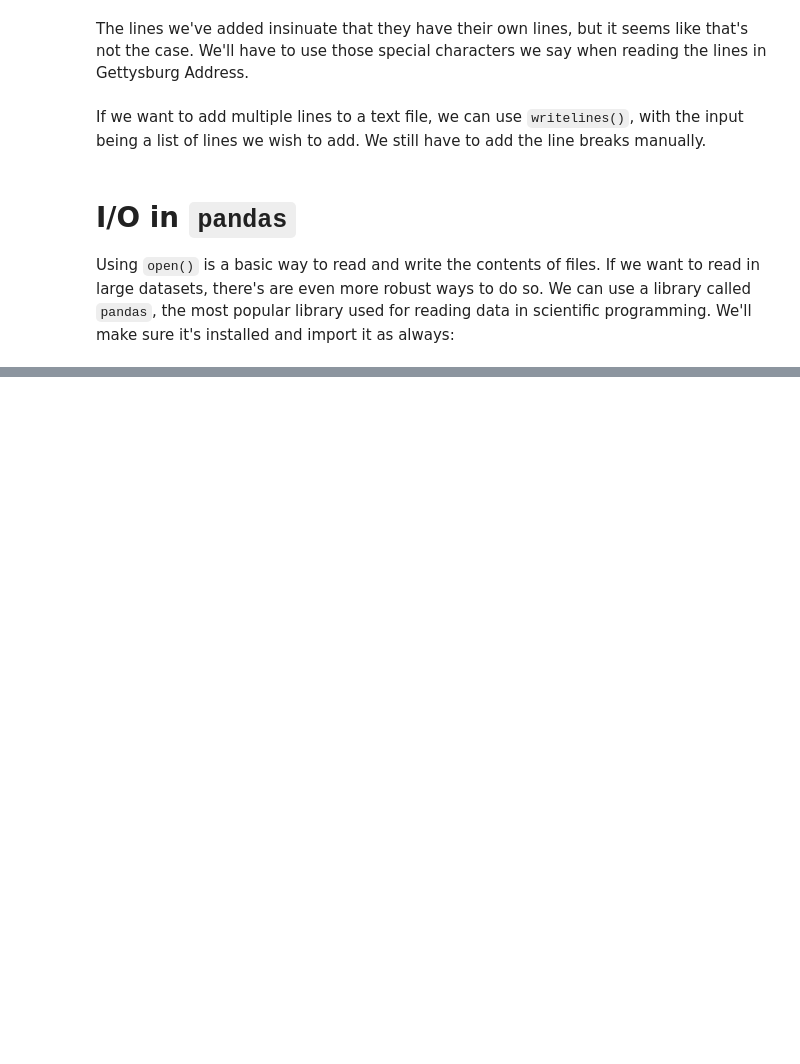
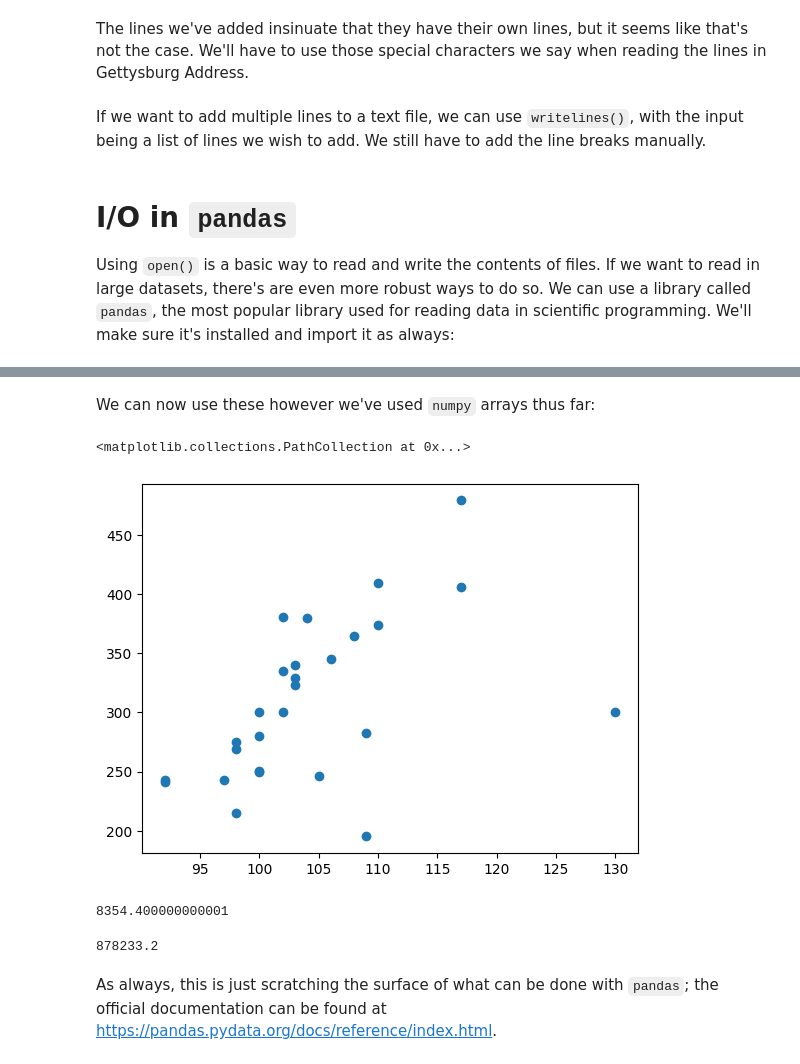
Before and after one commit to acorreia61201/SAOPythonPrimer, a Jupyter notebook: lectures/Lecture7.ipynb, the cells around one changed output, grey strips where cells are left out. Drawn from its saved outputs; the diff is of its cells as text; code cells hidden in the pictures; blank space fills up the shorter version.

```diff
--- a/lectures/Lecture7.ipynb
+++ b/lectures/Lecture7.ipynb
@@ -239,0 +829,21 @@ ModuleNotFoundError: No module named 'pandas'
+# %%
+calories = workout_good['Calories'].to_numpy()
+pulses = workout_good['Pulse'].to_numpy()
+# %% [markdown]
+We can now use these however we've used `numpy` arrays thus far:
+# %%
+plt.scatter(pulses, calories) # plot a scatterplot
+# %% [output]
+<matplotlib.collections.PathCollection at 0x...>
+[figure, added]
+# %%
+import numpy as np
+calories.sum() # get the total number of calories burned
+# %% [output]
+8354.400000000001
+# %%
+np.dot(calories, pulses) # take a dot product...even if it doesn't make sense
+# %% [output]
+878233.2
+# %% [markdown]
+As always, this is just scratching the surface of what can be done with `pandas`; the official documentation can be found at https://pandas.pydata.org/docs/reference/index.html.
```
Also changed, not shown: parts of 82 cells of this notebook.
